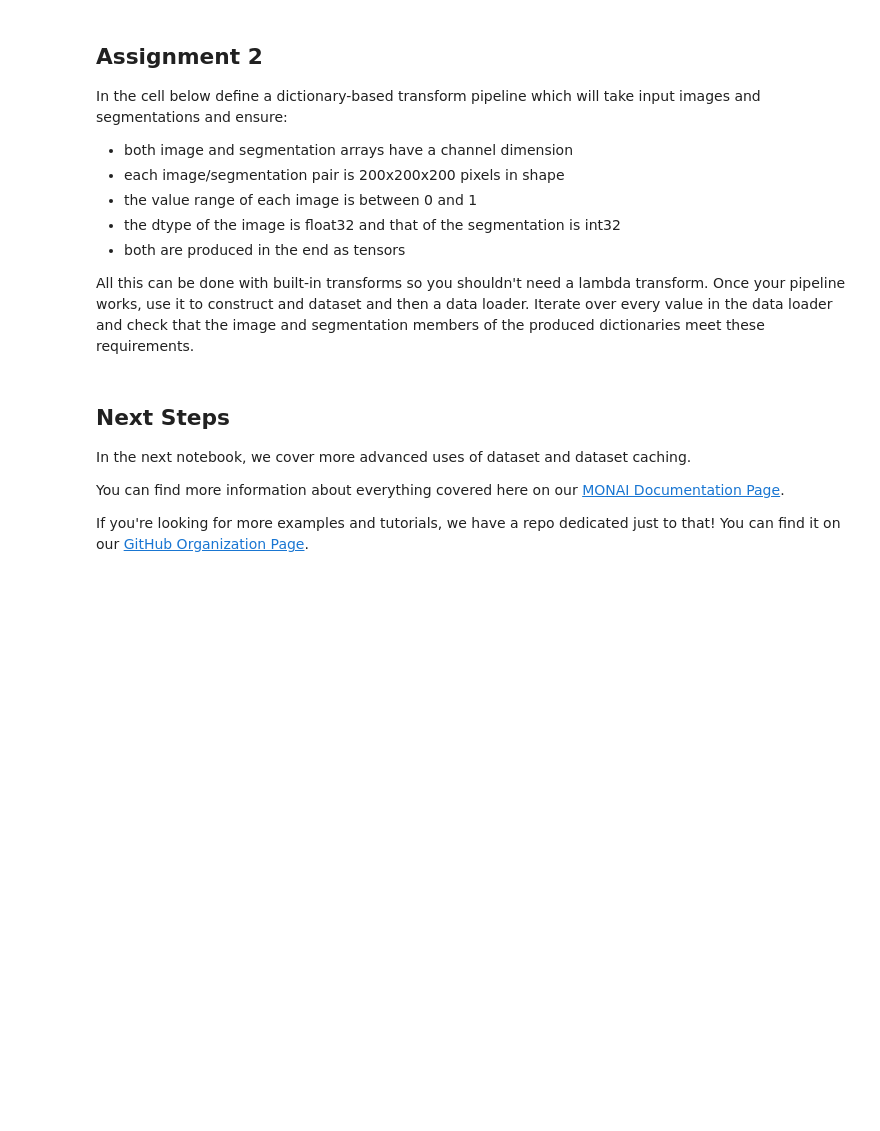
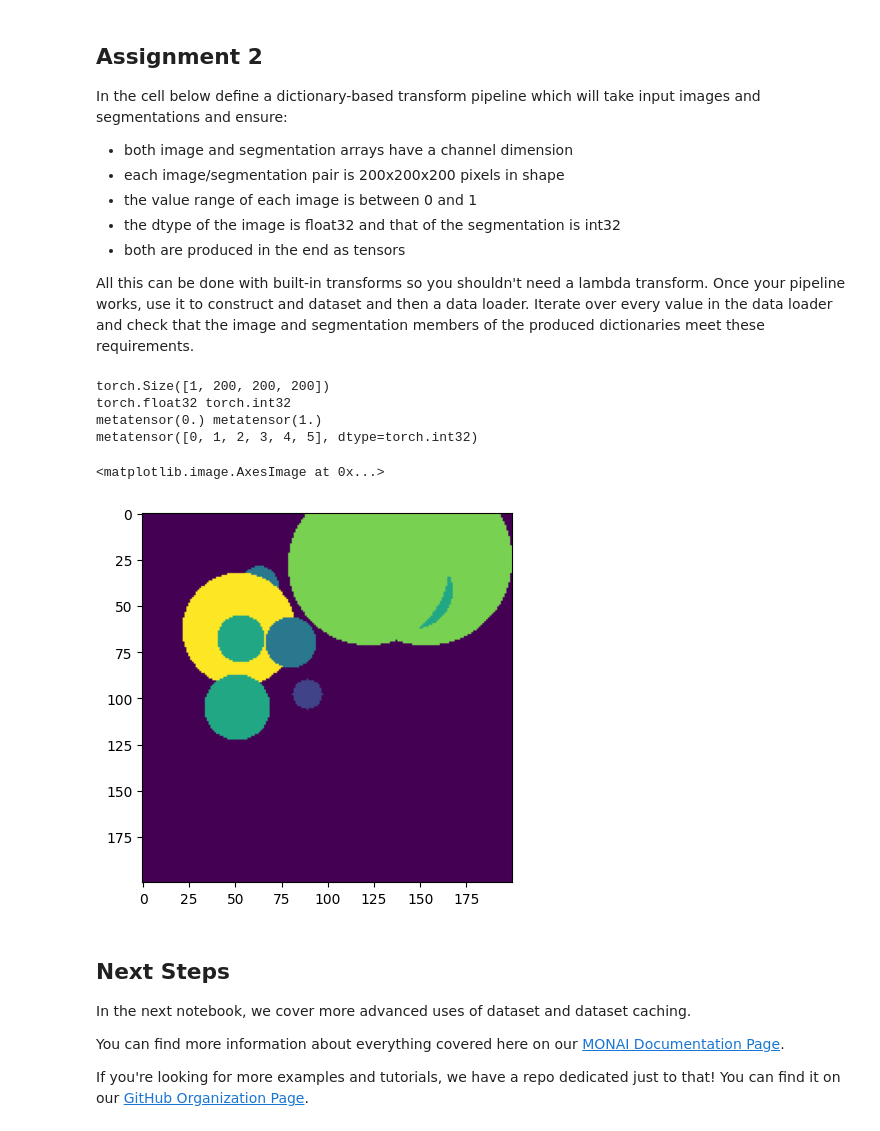
Before and after one commit to YunAnGitHub/MONAI_LISA, a Jupyter notebook: Lab01_Get_Start/Lab01_Getting_Started_with_MONAI.ipynb, the cells around one changed output. Drawn from its saved outputs; the diff is of its cells as text; code cells hidden in the pictures; blank space fills up the shorter version.

Commit message:
Update(Lab01): Finish the assignments & add the figure

```diff
--- a/Lab01_Get_Start/Lab01_Getting_Started_with_MONAI.ipynb
+++ b/Lab01_Get_Start/Lab01_Getting_Started_with_MONAI.ipynb
@@ -582,44 +564,61 @@ from monai.transforms import LoadImaged, ToTensord
 
 class norm_datatyped(Randomizable, MapTransform):
     def __init__(
-        self, keys: KeysCollection, prob: float = 0.5, max_add: float = 1.0
+        self, keys: KeysCollection
     ) -> None:
         super(Randomizable, self).__init__(keys)
-        self.transform = RandAdditiveNoise(prob, max_add)
+        self.keys = keys
 
+    def norm(self, img:torch.tensor)->torch.tensor:
+        img_max = img.squeeze().max()
+        img_min = img.squeeze().min()
+        img = ((img - img_min )/(img_max-img_min))
+        return img
 
-    def (keys,data:Mapping[Hashable, torch.tensor])->Mapping[Hashable, torch.tensor] :
+    def __call__ (self, data:Mapping[Hashable, torch.tensor])->Mapping[Hashable, torch.tensor] :
 
         d = dict(data)
         for key in self.keys:
-            d[key] = self.transform.add_noise(d[key])
+            if key == 'img':
+
+                d[key] = self.norm(d[key]).to(torch.float32)
+
+            elif key == 'seg':
+                d[key] = d[key].to(torch.int32)
+            else:
+                pass
+
         return d
-
-        img_max = img.squeeze().max()
-        img_min = img.squeeze().min()
-        img = torch.int32(img - img_min )/(img_max-img_min)
-
 
 trans = Compose(
     [LoadImaged(fn_keys),
      EnsureChannelFirstd(fn_keys),
-     RandSpatialCropd(fn_keys, (200, 200, 200),
-
+     RandSpatialCropd(fn_keys, (200, 200, 200)),
+     norm_datatyped(fn_keys),
+     ToTensor()
     ]
 )
 
 data = trans(filenames[0])
 img = data["img"]
 seg = data["seg"]
 
 print(img.shape)  # should be (1, 200, 200, 200)
 print(img.dtype, seg.dtype)  # should be float32  int32
 print(img.min(), img.max())  # should be 0.0 1.0
 print(torch.unique(seg))  # should be [0 1 2 3 4 5]
 
 plt.imshow(img[0, img.shape[1] // 2])
 
+plt.imshow(seg[0, img.shape[1] // 2])
 # construct dataset and dataloder here and iterate over batches, batch_size of 1 should be used
+# %% [output]
+torch.Size([1, 200, 200, 200])
+torch.float32 torch.int32
+metatensor(0.) metatensor(1.)
+metatensor([0, 1, 2, 3, 4, 5], dtype=torch.int32)
+<matplotlib.image.AxesImage at 0x...>
+[figure, added]
 # %% [markdown]
 ## **Next Steps**
 
```
Also changed, not shown: parts of 14 cells of this notebook, 5 other files.
